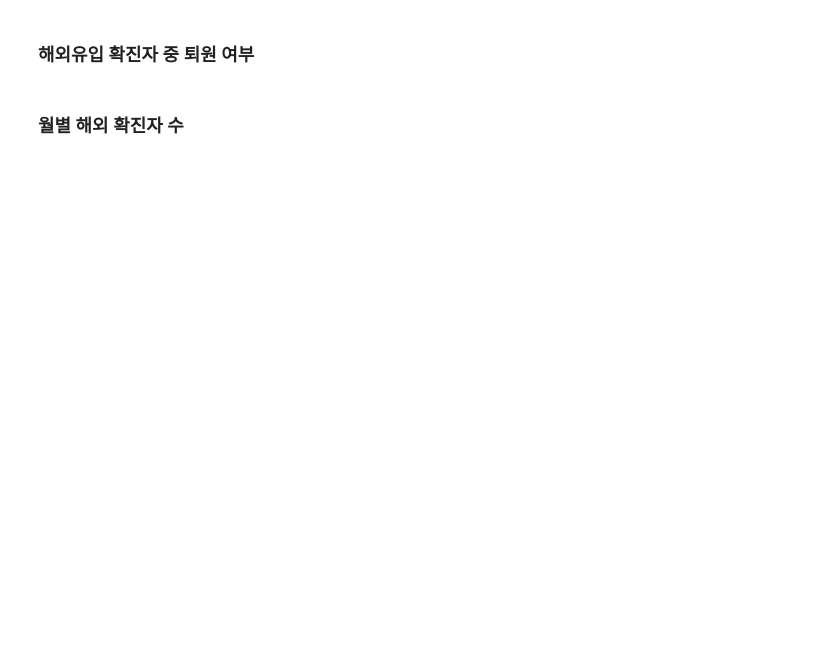
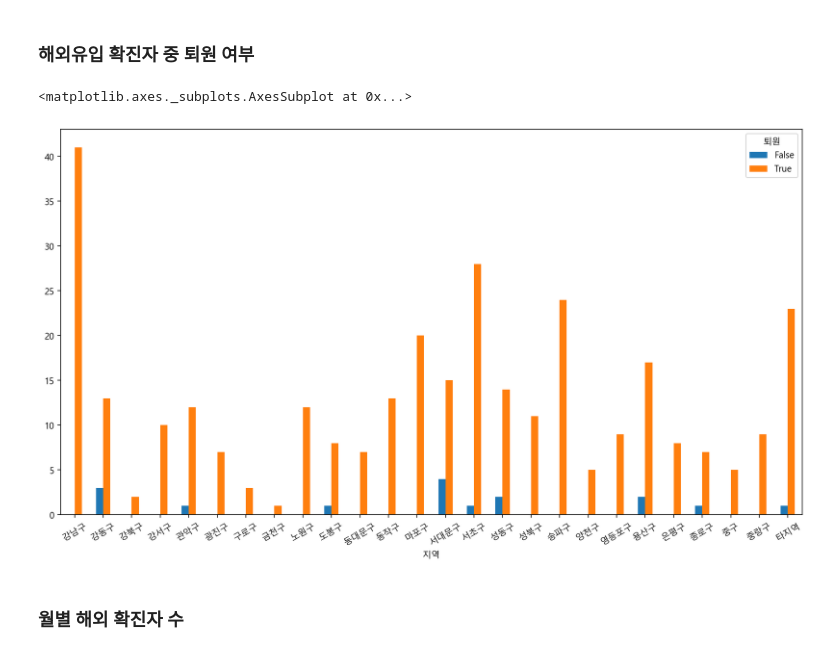
Before and after one commit to choi-il-won/Phython-choi, a Jupyter notebook: (서울 코로나 데이터 실습) 03-seoul-covid-19-02-eda-input.ipynb, the cells around one changed output. Saved outputs shown, nothing was run; the diff lists cells and outputs as text; code cells hidden in the pictures; blank space fills up the shorter version.

```diff
--- a/(서울 코로나 데이터 실습) 03-seoul-covid-19-02-eda-input.ipynb
+++ b/(서울 코로나 데이터 실습) 03-seoul-covid-19-02-eda-input.ipynb
@@ -1674,2 +1758,11 @@ oversea_gu.sort_values().plot.barh(figsize= (8,10))
+# %%
+# oversea_finish_count 해외유입 확진자 중 퇴원 여부 구하기
+
+oversea_finish_count = df_oversea.groupby(["지역",'퇴원'])['연번'].count().unstack()
+oversea_finish_count= oversea_finish_count.fillna(0). astype(int)
+oversea_finish_count.plot.bar(figsize= (15,8), rot=30)
+# %% [output]
+<matplotlib.axes._subplots.AxesSubplot at 0x...>
+[figure, added]
 # %% [markdown]
 ### 월별 해외 확진자 수
```
Also changed, not shown: parts of 29 cells of this notebook.
